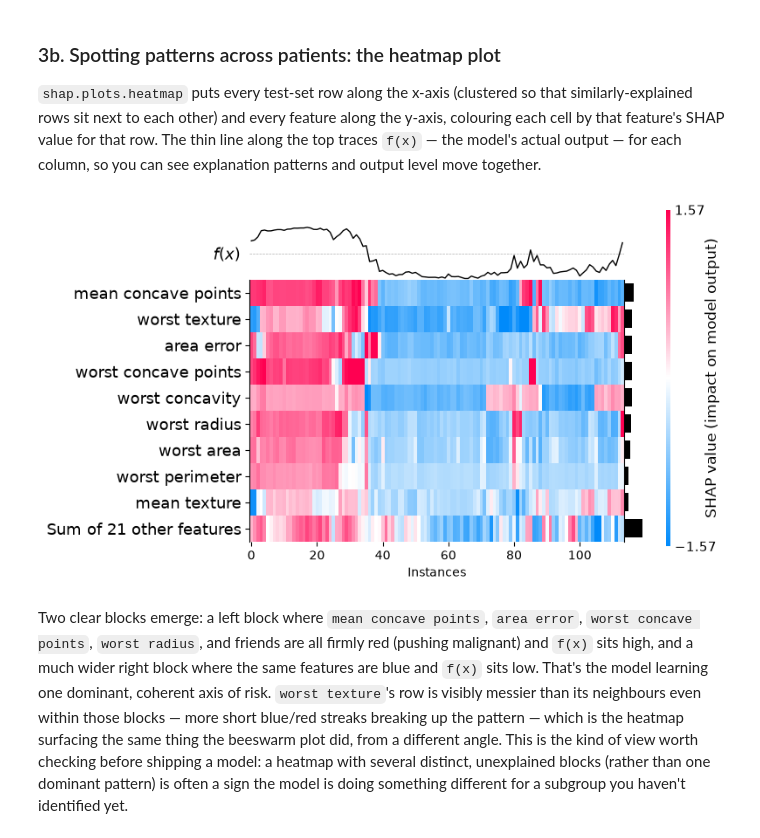
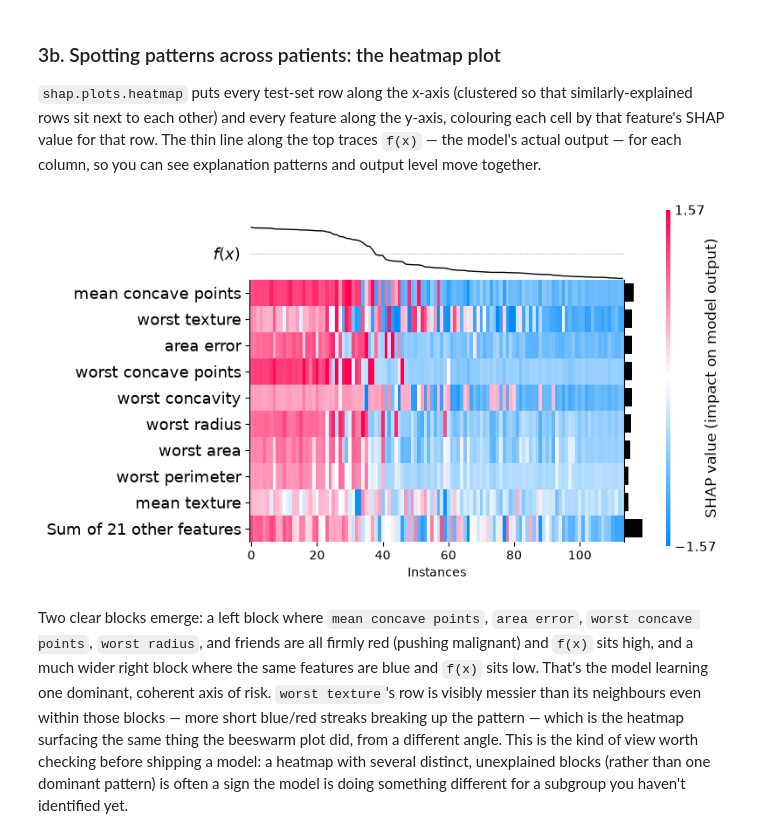
Before and after one commit to 93lorenzo/data_science_stuff_I_wish_I_knew_sooner, a Jupyter notebook: 4-model-explainability-with-shap-and-monotonic-constraints/4-Model-Explainability-With-SHAP-and-Monotonic-Constraints.ipynb, the cells around one changed output. Drawn from its saved outputs; the diff is of its cells as text; code cells hidden in the pictures.

Commit message:
refactor: update plot heatmap

```diff
--- a/4-model-explainability-with-shap-and-monotonic-constraints/4-Model-Explainability-With-SHAP-and-Monotonic-Constraints.ipynb
+++ b/4-model-explainability-with-shap-and-monotonic-constraints/4-Model-Explainability-With-SHAP-and-Monotonic-Constraints.ipynb
@@ -227,12 +227,12 @@ rows sit next to each other) and every feature along the y-axis, colouring each
 SHAP value for that row. The thin line along the top traces `f(x)` — the model's actual output — for
 each column, so you can see explanation patterns and output level move together.
 # %%
-shap.plots.heatmap(shap_values, show=False)
+shap.plots.heatmap(shap_values, show=False, instance_order=shap_values.sum(1))
 plt.tight_layout()
 plt.savefig("img/heatmap.png", dpi=150, bbox_inches="tight")
 plt.show()
 # %% [output]
-[figure, old version]
+[figure, new version]
 # %% [markdown]
 Two clear blocks emerge: a left block where `mean concave points`, `area error`, `worst concave
 points`, `worst radius`, and friends are all firmly red (pushing malignant) and `f(x)` sits high, and
```
Also changed, not shown: parts of 7 cells of this notebook, 2 other files.
